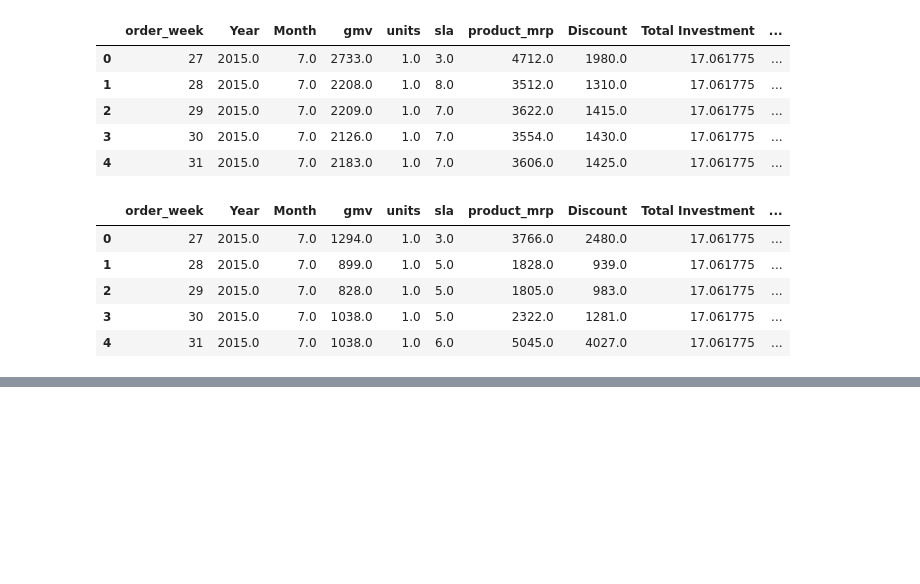
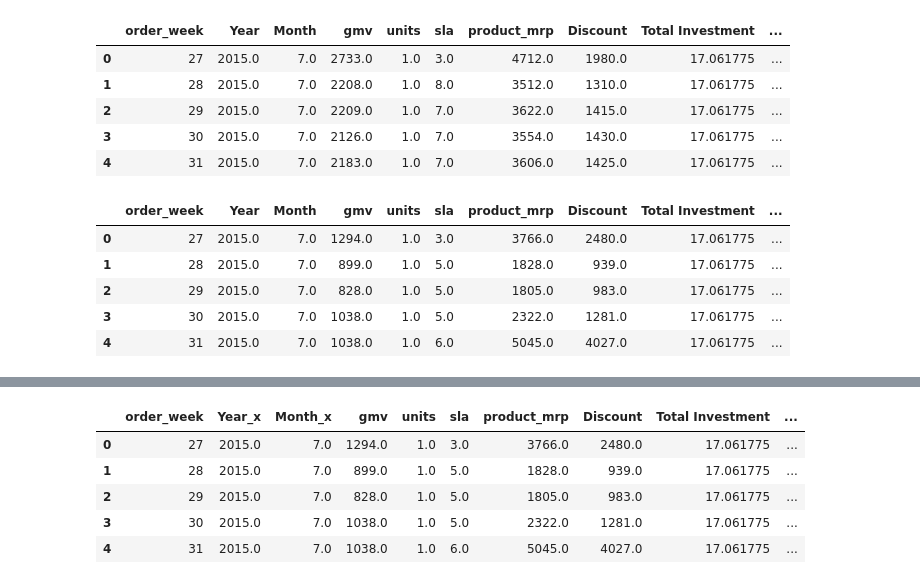
Before and after one commit to Anirudhakumar/DS-, a Jupyter notebook: MarketMixModeling.ipynb, the cells around one changed output, grey strips where cells are left out. Saved outputs shown, nothing was run; the diff lists cells and outputs as text; code cells hidden in the pictures; blank space fills up the shorter version.

```diff
--- a/MarketMixModeling.ipynb
+++ b/MarketMixModeling.ipynb
@@ -378,0 +640,6 @@ gamedia.head()
+# %%
+payday=pd.DataFrame(["2015-07-01","2015-07-15","2015-08-01","2015-08-15","2015-09-01","2015-09-15","2015-10-01","2015-10-15","2015-11-01","2015-11-15","2015-12-01",
+                     "2015-12-15","2016-01-01","2016-01-15","2016-02-01","2016-02-15","2016-03-01","2016-03-15","2016-04-01","2016-04-15","2016-05-01","2016-05-15",
+                     "2016-06-01","2016-06-15"],columns=["Date"])
+# %%
+payday["Date"]=pd.to_datetime(payday.Date)
@@ -378,0 +655,17 @@ gamedia.head()
+# %%
+payday['week'] = payday['Date'].dt.week
+payday.loc[(payday['Date'].dt.year == 2016) & (payday['Date'].dt.week !=53), 'week'] = 53+payday['Date'].dt.week
+# %%
+#Adding payday flag to main dataframe
+gamdcl["payday"]=gamdcl.week.isin(payday.week).astype(np.int8)
+camdcl["payday"]=camdcl.week.isin(payday.week).astype(np.int8)
+hamdcl["payday"] = hamdcl.week.isin(payday.week).astype(np.int8)
+# %%
+gamdcl.head()
+# %% [output]
+|  | order_week | Year_x | Month_x | gmv | units | sla | product_mrp | Discount | Total Investment | ... |
+| 0 | 27 | 2015.0 | 7.0 | 1294.0 | 1.0 | 3.0 | 3766.0 | 2480.0 | 17.061775 | ... |
+| 1 | 28 | 2015.0 | 7.0 | 899.0 | 1.0 | 5.0 | 1828.0 | 939.0 | 17.061775 | ... |
+| 2 | 29 | 2015.0 | 7.0 | 828.0 | 1.0 | 5.0 | 1805.0 | 983.0 | 17.061775 | ... |
+| 3 | 30 | 2015.0 | 7.0 | 1038.0 | 1.0 | 5.0 | 2322.0 | 1281.0 | 17.061775 | ... |
+| 4 | 31 | 2015.0 | 7.0 | 1038.0 | 1.0 | 6.0 | 5045.0 | 4027.0 | 17.061775 | ... |
```
Also changed, not shown: parts of 80 cells of this notebook.
